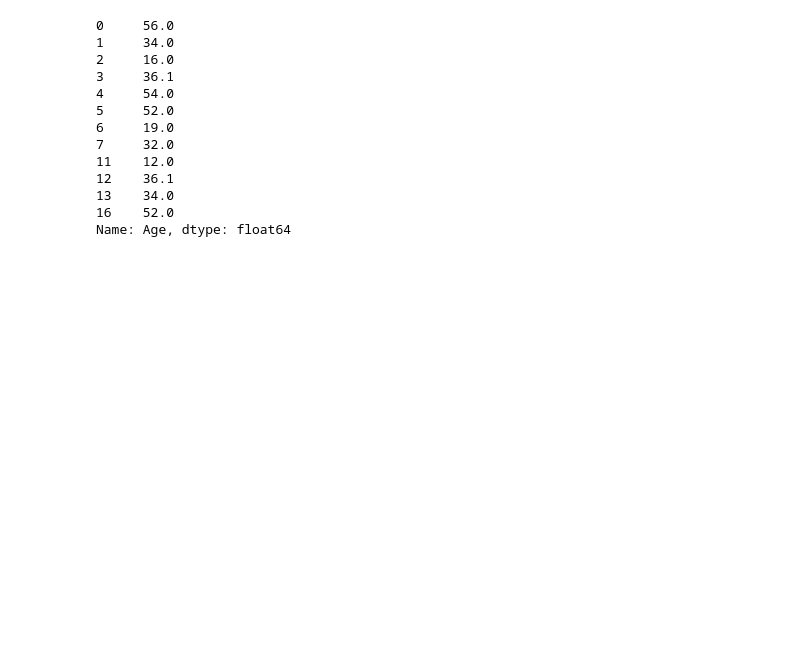
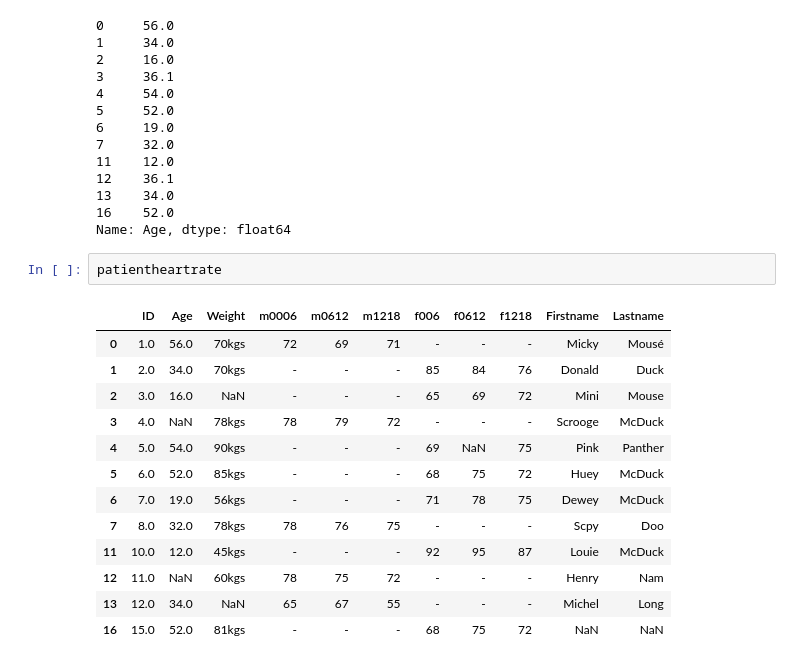
Before and after one commit to hqmkhoa/PhanTichDuLieu, a Jupyter notebook: Lab03.ipynb, the cells around one changed output. Drawn from its saved outputs; the diff is of its cells as text; blank space fills up the shorter version.

```diff
--- a/Lab03.ipynb
+++ b/Lab03.ipynb
@@ -175,3 +183,19 @@ patientheartrate['Age'].fillna(patientheartrate['Age'].mean(), inplace =False)
 13    34.0
 16    52.0
 Name: Age, dtype: float64
+# %%
+patientheartrate
+# %% [output]
+|  | ID | Age | Weight | m0006 | m0612 | m1218 | f006 | f0612 | f1218 | Firstname | Lastname |
+| 0 | 1.0 | 56.0 | 70kgs | 72 | 69 | 71 | - | - | - | Micky | Mousé |
+| 1 | 2.0 | 34.0 | 70kgs | - | - | - | 85 | 84 | 76 | Donald | Duck |
+| 2 | 3.0 | 16.0 | NaN | - | - | - | 65 | 69 | 72 | Mini | Mouse |
+| 3 | 4.0 | NaN | 78kgs | 78 | 79 | 72 | - | - | - | Scrooge | McDuck |
+| 4 | 5.0 | 54.0 | 90kgs | - | - | - | 69 | NaN | 75 | Pink | Panther |
+| 5 | 6.0 | 52.0 | 85kgs | - | - | - | 68 | 75 | 72 | Huey | McDuck |
+| 6 | 7.0 | 19.0 | 56kgs | - | - | - | 71 | 78 | 75 | Dewey | McDuck |
+| 7 | 8.0 | 32.0 | 78kgs | 78 | 76 | 75 | - | - | - | Scpy | Doo |
+| 11 | 10.0 | 12.0 | 45kgs | - | - | - | 92 | 95 | 87 | Louie | McDuck |
+| 12 | 11.0 | NaN | 60kgs | 78 | 75 | 72 | - | - | - | Henry | Nam |
+| 13 | 12.0 | 34.0 | NaN | 65 | 67 | 55 | - | - | - | Michel | Long |
+| 16 | 15.0 | 52.0 | 81kgs | - | - | - | 68 | 75 | 72 | NaN | NaN |
```
Also changed, not shown: parts of 4 cells of this notebook.
